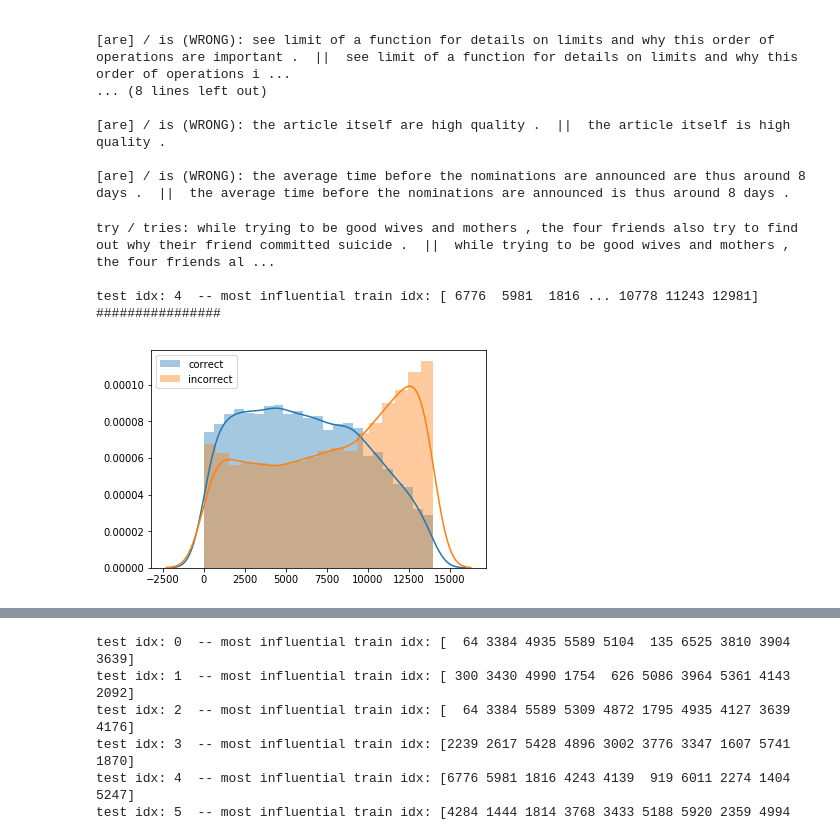
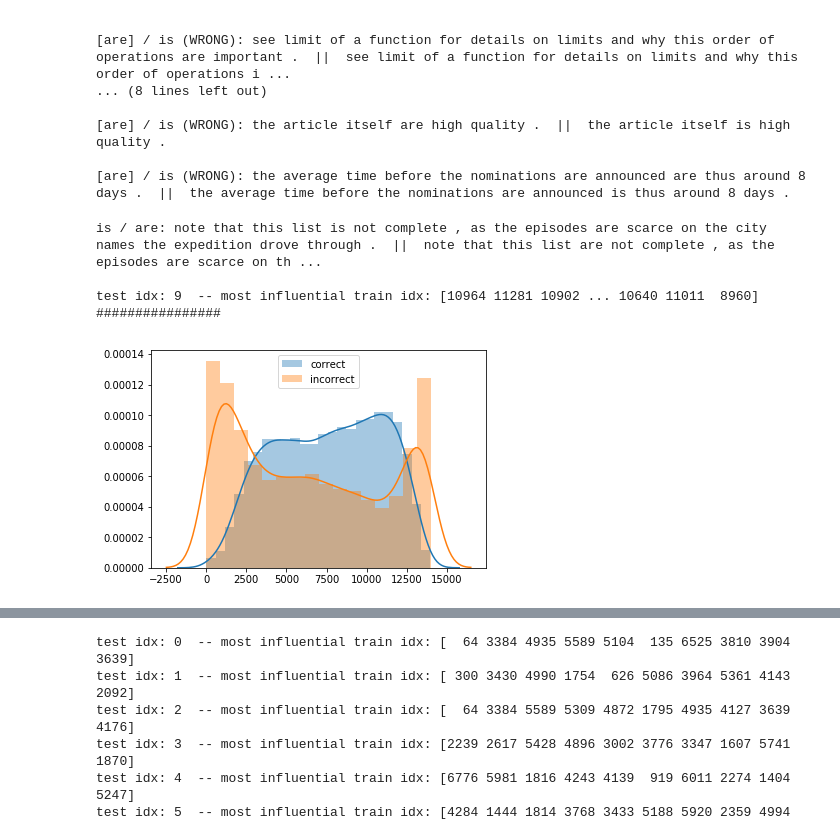
Before and after one commit to xhan77/11747-final, a Jupyter notebook: influence_analysis.ipynb, the cells around one changed output, grey strips where cells are left out. Drawn from its saved outputs; the diff is of its cells as text; code cells hidden in the pictures.

```diff
--- a/influence_analysis.ipynb
+++ b/influence_analysis.ipynb
@@ -158,10 +158,10 @@ test idx: 2  -- most influential train idx: [11011 10581  9365  8960  7361 10640
 
 [are] / is (WRONG): the average time before the nominations are announced are thus around 8 days .  ||  the average time before the nominations are announced is thus around 8 days .
 # %%
-plot_most_influential('unrolled_train_GC_outputs', 4)
+plot_most_influential('unrolled_train_GC_outputs', 9)
 # %% [output]
-try / tries: while trying to be good wives and mothers , the four friends also try to find out why their friend committed suicide .  ||  while trying to be good wives and mothers , the four friends al ...
+is / are: note that this list is not complete , as the episodes are scarce on the city names the expedition drove through .  ||  note that this list are not complete , as the episodes are scarce on th ...
 
-test idx: 4  -- most influential train idx: [ 6776  5981  1816 ... 10778 11243 12981]
+test idx: 9  -- most influential train idx: [10964 11281 10902 ... 10640 11011  8960]
 ################
-[figure, old version]
+[figure, new version]
```
Also changed, not shown: parts of 3 cells of this notebook, 1 other file.
